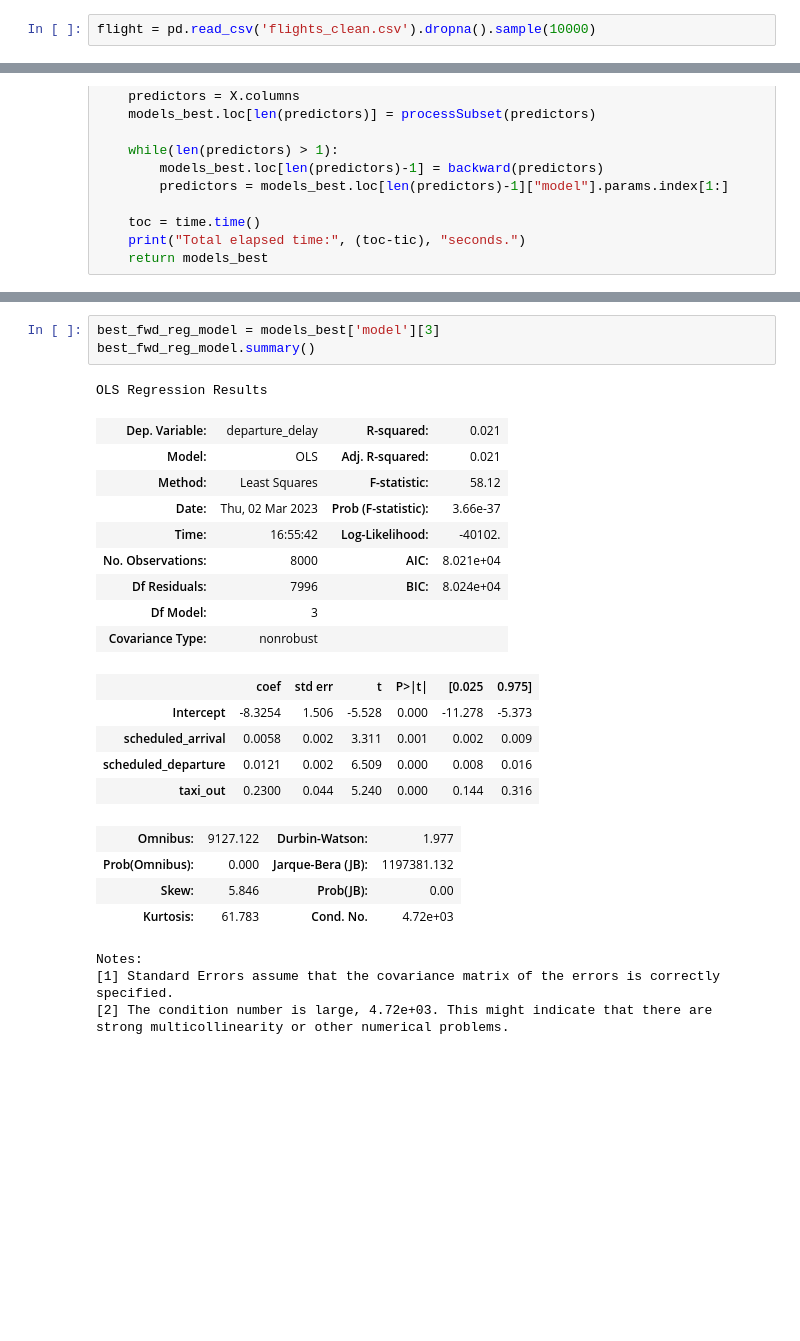
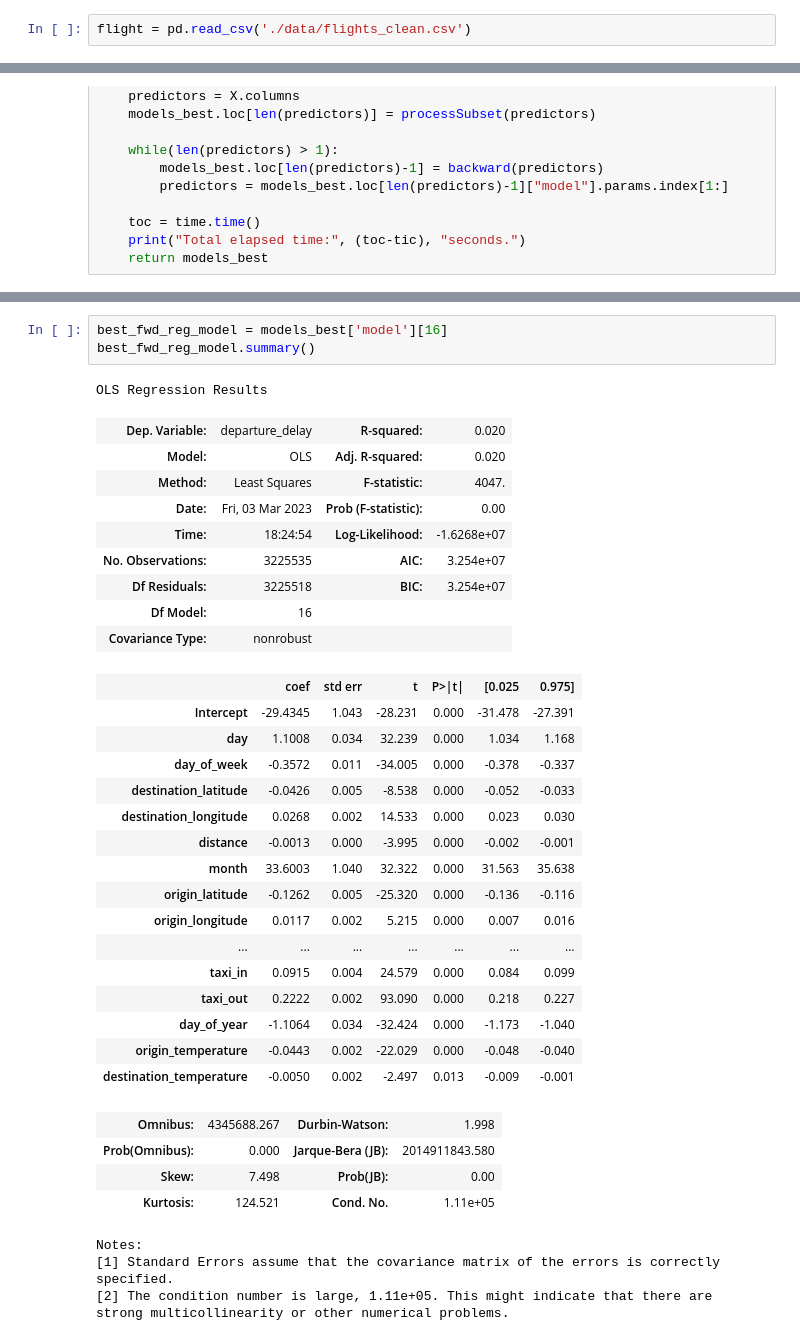
Before and after one commit to bencaterine/ding-ding-ding, a Jupyter notebook: backward-selection.ipynb, the cells around one changed output, grey strips where cells are left out. Cells and saved outputs as stored; diff of their text form; blank space fills up the shorter version.

```diff
--- a/backward-selection.ipynb
+++ b/backward-selection.ipynb
@@ -17,7 +17,7 @@ from sklearn.model_selection import train_test_split
 os.getcwd()
 os.chdir(r'C:\Users\Haneef Usmani\Desktop\STAT 303-2\Project')
 # %%
-flight = pd.read_csv('flights_clean.csv').dropna().sample(10000)
+flight = pd.read_csv('./data/flights_clean.csv')
 # %%
 # split flight into train and test
 train, test = train_test_split(flight, test_size=0.2)
@@ -133,29 +133,40 @@ best_sub_plots()
 # %%
-best_fwd_reg_model = models_best['model'][3]
+best_fwd_reg_model = models_best['model'][16]
 best_fwd_reg_model.summary()
 # %% [output]
 OLS Regression Results
-| Dep. Variable: | departure_delay | R-squared: | 0.021 |
-| Model: | OLS | Adj. R-squared: | 0.021 |
-| Method: | Least Squares | F-statistic: | 58.12 |
-| Date: | Thu, 02 Mar 2023 | Prob (F-statistic): | 3.66e-37 |
-| Time: | 16:55:42 | Log-Likelihood: | -40102. |
-| No. Observations: | 8000 | AIC: | 8.021e+04 |
-| Df Residuals: | 7996 | BIC: | 8.024e+04 |
-| Df Model: | 3 |  |  |
+| Dep. Variable: | departure_delay | R-squared: | 0.020 |
+| Model: | OLS | Adj. R-squared: | 0.020 |
+| Method: | Least Squares | F-statistic: | 4047. |
+| Date: | Fri, 03 Mar 2023 | Prob (F-statistic): | 0.00 |
+| Time: | 18:24:54 | Log-Likelihood: | -1.6268e+07 |
+| No. Observations: | 3225535 | AIC: | 3.254e+07 |
+| Df Residuals: | 3225518 | BIC: | 3.254e+07 |
+| Df Model: | 16 |  |  |
 | Covariance Type: | nonrobust |  |  |
 |  | coef | std err | t | P>|t| | [0.025 | 0.975] |
-| Intercept | -8.3254 | 1.506 | -5.528 | 0.000 | -11.278 | -5.373 |
-| scheduled_arrival | 0.0058 | 0.002 | 3.311 | 0.001 | 0.002 | 0.009 |
-| scheduled_departure | 0.0121 | 0.002 | 6.509 | 0.000 | 0.008 | 0.016 |
-| taxi_out | 0.2300 | 0.044 | 5.240 | 0.000 | 0.144 | 0.316 |
+| Intercept | -29.4345 | 1.043 | -28.231 | 0.000 | -31.478 | -27.391 |
+| day | 1.1008 | 0.034 | 32.239 | 0.000 | 1.034 | 1.168 |
+| day_of_week | -0.3572 | 0.011 | -34.005 | 0.000 | -0.378 | -0.337 |
+| destination_latitude | -0.0426 | 0.005 | -8.538 | 0.000 | -0.052 | -0.033 |
+| destination_longitude | 0.0268 | 0.002 | 14.533 | 0.000 | 0.023 | 0.030 |
+| distance | -0.0013 | 0.000 | -3.995 | 0.000 | -0.002 | -0.001 |
+| month | 33.6003 | 1.040 | 32.322 | 0.000 | 31.563 | 35.638 |
+| origin_latitude | -0.1262 | 0.005 | -25.320 | 0.000 | -0.136 | -0.116 |
+| origin_longitude | 0.0117 | 0.002 | 5.215 | 0.000 | 0.007 | 0.016 |
+| ... | ... | ... | ... | ... | ... | ... |
+| taxi_in | 0.0915 | 0.004 | 24.579 | 0.000 | 0.084 | 0.099 |
+| taxi_out | 0.2222 | 0.002 | 93.090 | 0.000 | 0.218 | 0.227 |
+| day_of_year | -1.1064 | 0.034 | -32.424 | 0.000 | -1.173 | -1.040 |
+| origin_temperature | -0.0443 | 0.002 | -22.029 | 0.000 | -0.048 | -0.040 |
+| destination_temperature | -0.0050 | 0.002 | -2.497 | 0.013 | -0.009 | -0.001 |
-| Omnibus: | 9127.122 | Durbin-Watson: | 1.977 |
-| Prob(Omnibus): | 0.000 | Jarque-Bera (JB): | 1197381.132 |
-| Skew: | 5.846 | Prob(JB): | 0.00 |
-| Kurtosis: | 61.783 | Cond. No. | 4.72e+03 |
+| Omnibus: | 4345688.267 | Durbin-Watson: | 1.998 |
+| Prob(Omnibus): | 0.000 | Jarque-Bera (JB): | 2014911843.580 |
+| Skew: | 7.498 | Prob(JB): | 0.00 |
+| Kurtosis: | 124.521 | Cond. No. | 1.11e+05 |
 Notes:
 [1] Standard Errors assume that the covariance matrix of the errors is correctly specified.
-[2] The condition number is large, 4.72e+03. This might indicate that there are
+[2] The condition number is large, 1.11e+05. This might indicate that there are
 strong multicollinearity or other numerical problems.
 # %%
 pred_price = (best_fwd_reg_model.predict(test))
```
Also changed, not shown: parts of 3 cells of this notebook.
